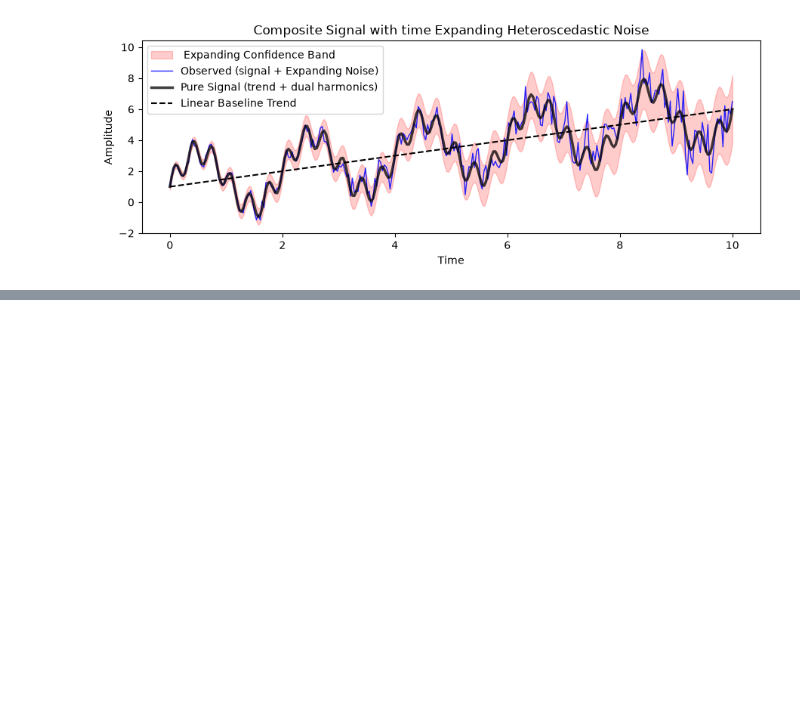
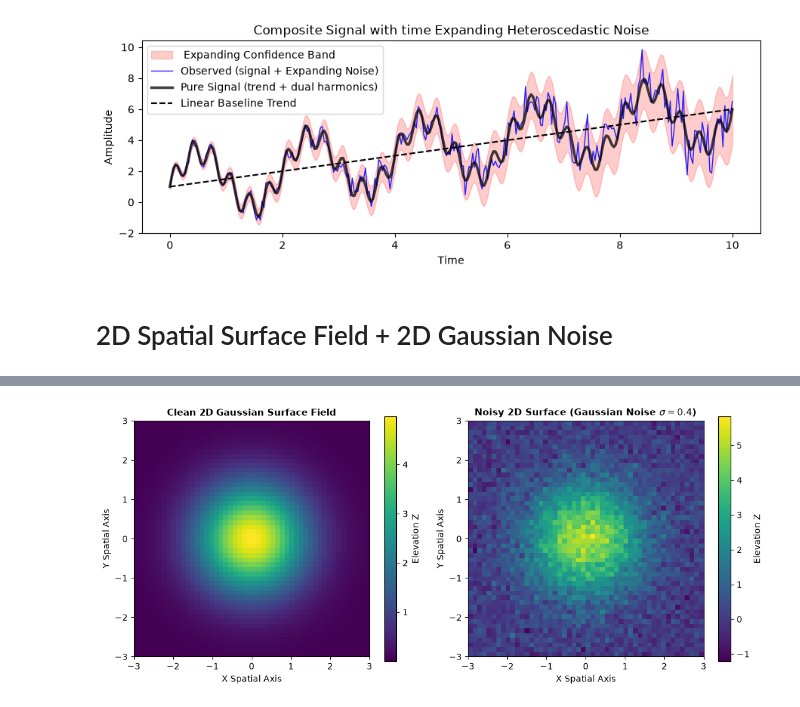
Before and after one commit to Suhanimehra/Data_analytics, a Jupyter notebook: day05/02.ipynb, the cells around one changed output, grey strips where cells are left out. Cells and saved outputs as stored; diff of their text form; code cells hidden in the pictures; blank space fills up the shorter version.

```diff
--- a/day05/02.ipynb
+++ b/day05/02.ipynb
@@ -319,3 +319,81 @@ plt.tight_layout()
 plt.show()
 # %% [output]
 [figure]
+# %% [markdown]
+# 2D Spatial Surface Field + 2D Gaussian Noise
+# %%
+# --- 1. DATA GENERATION & PRINT OUTPUT ---
+x_axis = np.linspace(
+    start=-3.0,  # X-axis spatial start coordinate
+    stop=3.0,    # X-axis spatial end coordinate
+    num=50       # Grid dimension resolution
+)
+y_axis = np.linspace(
+    start=-3.0,  # Y-axis spatial start coordinate
+    stop=3.0,    # Y-axis spatial end coordinate
+    num=50       # Grid dimension resolution
+)
+X, Y = np.meshgrid(
+    x_axis,      # 1D coordinate vector along x-dimension
+    y_axis       # 1D coordinate vector along y-dimension
+)
+
+# Pure 2D Gaussian Peak Surface
+Z_pure = 5.0 * np.exp(-(X**2 + Y**2) / 2.0)
+
+# Superimpose 2D Gaussian random matrix (same shape as Z_pure)
+noise_2d = np.random.normal(
+    loc=0.0,           # Zero mean centered noise
+    scale=0.4,         # Spatial noise standard deviation
+    size=Z_pure.shape  # 2D tuple matrix shape (50, 50) matching spatial meshgrid
+)
+Z_noisy = Z_pure + noise_2d
+
+print("=== 5. 2D SPATIAL SURFACE + NOISE ===")
+print(f"Spatial Grid Shape: {X.shape}")
+print(f"Z_pure Peak Height: {Z_pure.max():.2f}")
+print(f"Z_noisy Max Elevation: {Z_noisy.max():.2f}")
+print(f"Noise Matrix Mean: {noise_2d.mean():.4f} | Std Dev: {noise_2d.std():.4f}\n")
+
+# --- 2. GRAPHICAL VISUALIZATION ---
+fig, (ax1, ax2) = plt.subplots(
+    nrows=1,         # Number of subplot rows
+    ncols=2,         # Number of subplot columns
+    figsize=(11, 4.5)# Overall canvas dimensions (width, height) in inches
+)
+
+# Subplot 1: Clean 2D Heatmap Surface
+im1 = ax1.imshow(
+    X=Z_pure,              # 2D array of intensity/elevation values
+    extent=[-3, 3, -3, 3], # Data space bounds [xmin, xmax, ymin, ymax]
+    origin='lower',        # Set array origin [0,0] to bottom-left corner of plot
+    cmap='viridis'         # Perceptually uniform colormap (yellow=high, dark blue=low)
+)
+fig.colorbar(
+    mappable=im1,          # Image source for color scale
+    ax=ax1,                # Target subplot axis reference
+    label='Elevation Z'    # Colorbar label text
+)
+ax1.set_title(label='Clean 2D Gaussian Surface Field', fontsize=11, fontweight='bold')
+ax1.set_xlabel(xlabel='X Spatial Axis')
+ax1.set_ylabel(ylabel='Y Spatial Axis')
+
+# Subplot 2: Noisy 2D Heatmap Surface
+im2 = ax2.imshow(
+    X=Z_noisy,             # 2D array of noisy elevation matrix values
+    extent=[-3, 3, -3, 3], # Spatial grid coordinates extent
+    origin='lower',        # Place array origin [0,0] at bottom-left corner
+    cmap='viridis'         # Colormap scheme matching clean plot
+)
+fig.colorbar(
+    mappable=im2,          # Image source for color scale
+    ax=ax2,                # Target subplot axis reference
+    label='Elevation Z'    # Colorbar label text
+)
+ax2.set_title(label='Noisy 2D Surface (Gaussian Noise $\\sigma=0.4$)', fontsize=11, fontweight='bold')
+ax2.set_xlabel(xlabel='X Spatial Axis')
+ax2.set_ylabel(ylabel='Y Spatial Axis')
+
+plt.tight_layout()         # Adjust subplot parameters for optimal fitting
+plt.show()
+# %% [output]
@@ -321,0 +405 @@ plt.show()
+[figure, added]
```
Also changed, not shown: parts of 1 cell of this notebook, 7 other files.
